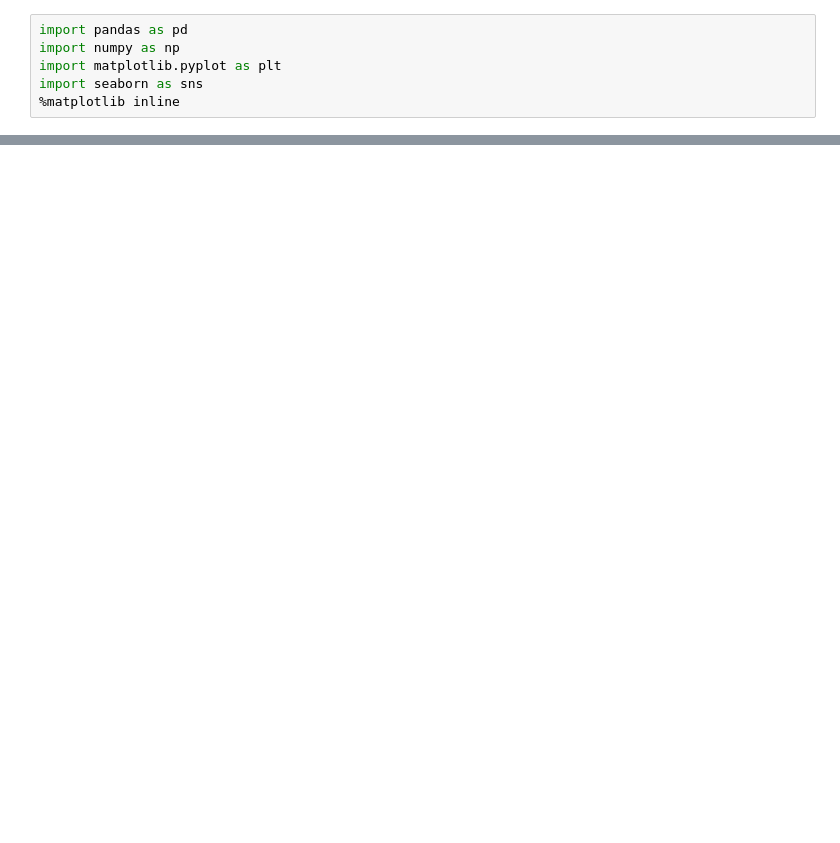
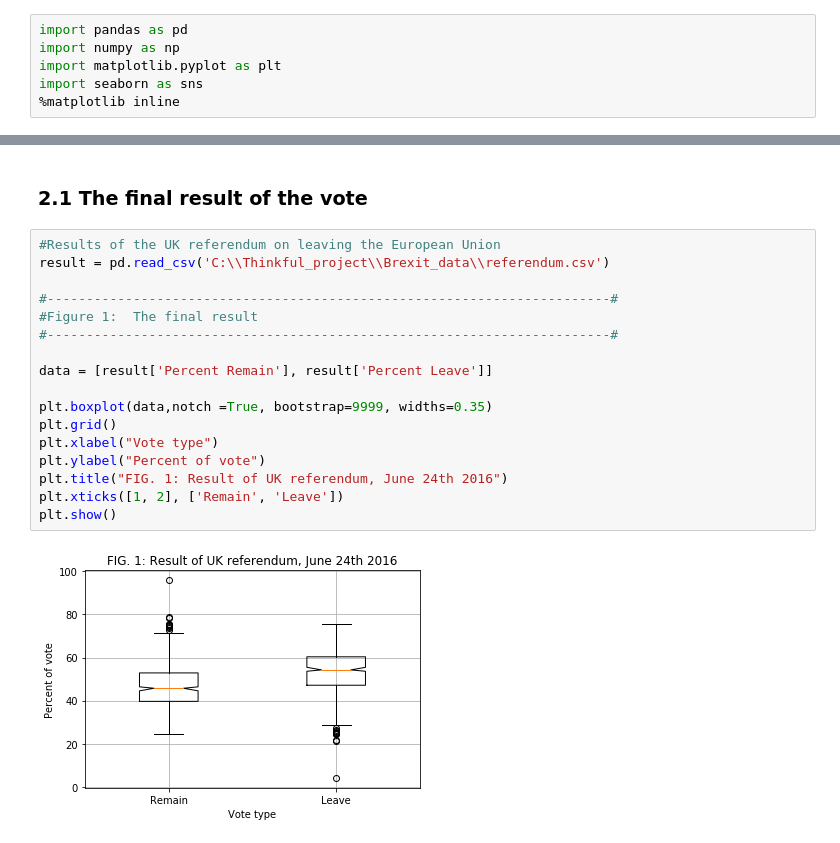
Before and after one commit to pradeepsaiu/prep_capstone, a Jupyter notebook: Thinkful prep capstone GJH.ipynb, the cells around one changed output, grey strips where cells are left out. Cells and saved outputs as stored; diff of their text form; blank space fills up the shorter version.

```diff
--- a/Thinkful prep capstone GJH.ipynb
+++ b/Thinkful prep capstone GJH.ipynb
@@ -80,0 +19,21 @@ c =
+# %% [markdown]
+### 2.1 The final result of the vote
+# %%
+#Results of the UK referendum on leaving the European Union
+result = pd.read_csv('C:\\Thinkful_project\\Brexit_data\\referendum.csv')
+
+#------------------------------------------------------------------------#
+#Figure 1:  The final result
+#------------------------------------------------------------------------#
+
+data = [result['Percent Remain'], result['Percent Leave']]
+
+plt.boxplot(data,notch =True, bootstrap=9999, widths=0.35)
+plt.grid()
+plt.xlabel("Vote type")
+plt.ylabel("Percent of vote")
+plt.title("FIG. 1: Result of UK referendum, June 24th 2016")
+plt.xticks([1, 2], ['Remain', 'Leave'])
+plt.show()
+# %% [output]
+[figure, added]
```
Also changed, not shown: parts of 20 cells of this notebook.
